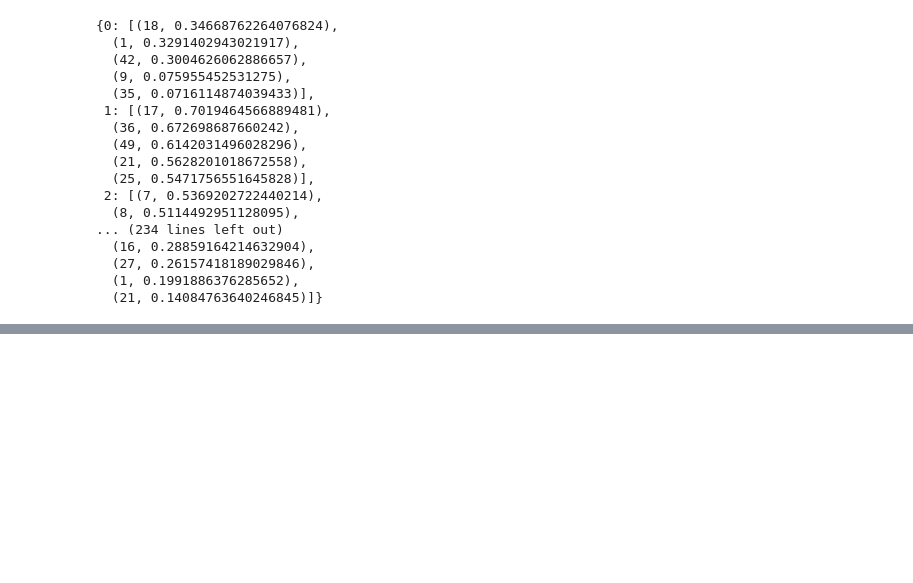
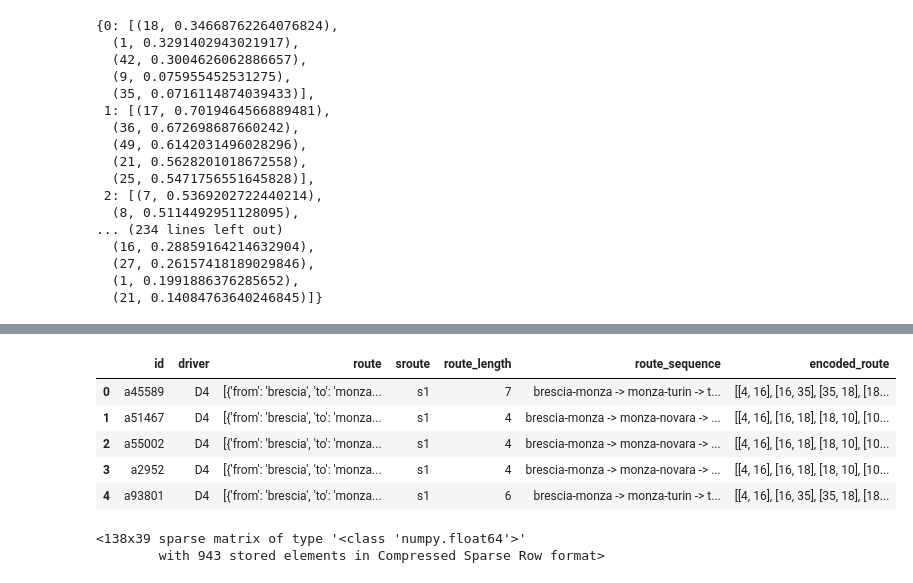
Before and after one commit to adnanit035/identifying-compensation-for-vaguely-followed-trips, a Jupyter notebook: experiments-2.ipynb, the cells around one changed output, grey strips where cells are left out. Saved outputs shown, nothing was run; the diff lists cells and outputs as text; code cells hidden in the pictures; blank space fills up the shorter version.

```diff
--- a/experiments-2.ipynb
+++ b/experiments-2.ipynb
@@ -768,0 +868,10 @@ driver_max_routes
+# %%
+# Data Cleaning Example: Convert merchandise quantities to integers
+def convert_merchandise_quantities(merchandise):
+    return {item: int(qty) for item, qty in merchandise.items()}
+
+for df in [standard_routes_df, actual_routes_df]:
+    for legs in df['route']:
+        for leg in legs:
+            # apply normalization function to merchandise names
+            leg['merchandise'] = convert_merchandise_quantities(leg['merchandise'])
@@ -768,0 +988,9 @@ driver_max_routes
+# %%
+actual_routes_df.head()
+# %% [output]
+|  | id | driver | route | sroute | route_length | route_sequence | encoded_route |
+| 0 | a45589 | D4 | [{'from': 'brescia', 'to': 'monza... | s1 | 7 | brescia-monza -> monza-turin -> t... | [[4, 16], [16, 35], [35, 18], [18... |
+| 1 | a51467 | D4 | [{'from': 'brescia', 'to': 'monza... | s1 | 4 | brescia-monza -> monza-novara -> ... | [[4, 16], [16, 18], [18, 10], [10... |
+| 2 | a55002 | D4 | [{'from': 'brescia', 'to': 'monza... | s1 | 4 | brescia-monza -> monza-novara -> ... | [[4, 16], [16, 18], [18, 10], [10... |
+| 3 | a2952 | D4 | [{'from': 'brescia', 'to': 'monza... | s1 | 4 | brescia-monza -> monza-novara -> ... | [[4, 16], [16, 18], [18, 10], [10... |
+| 4 | a93801 | D4 | [{'from': 'brescia', 'to': 'monza... | s1 | 6 | brescia-monza -> monza-turin -> t... | [[4, 16], [16, 35], [35, 18], [18... |
@@ -768,0 +1006,5 @@ driver_max_routes
+# %%
+X  # sparse matrix of shape (total_routes, total_features): (138, 39). Since there are 39 features, do we need to reduce the dimensionality?
+# %% [output]
+<138x39 sparse matrix of type '<class 'numpy.float64'>'
+        with 943 stored elements in Compressed Sparse Row format>
```
Also changed, not shown: parts of 31 cells of this notebook, 6 other files.
